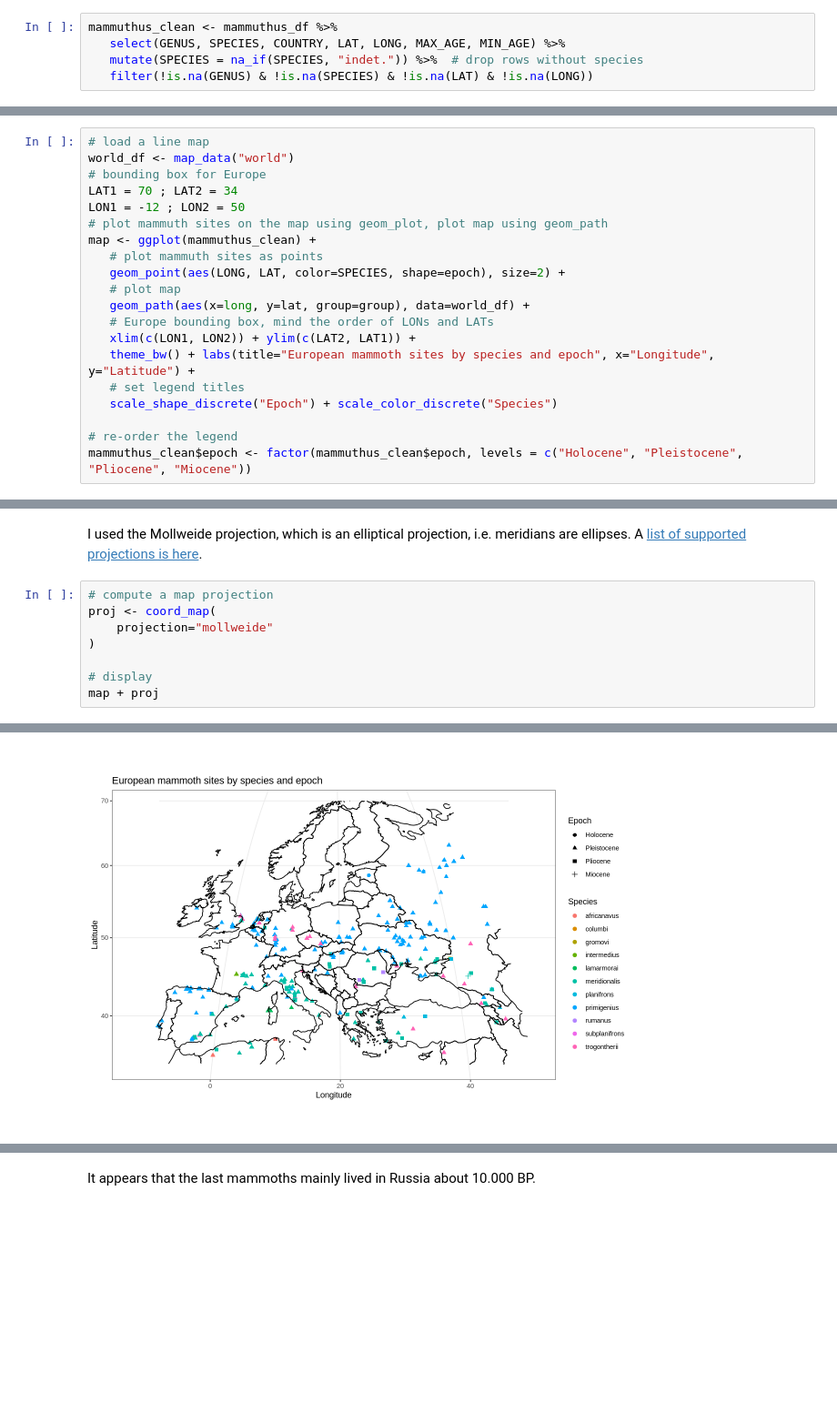
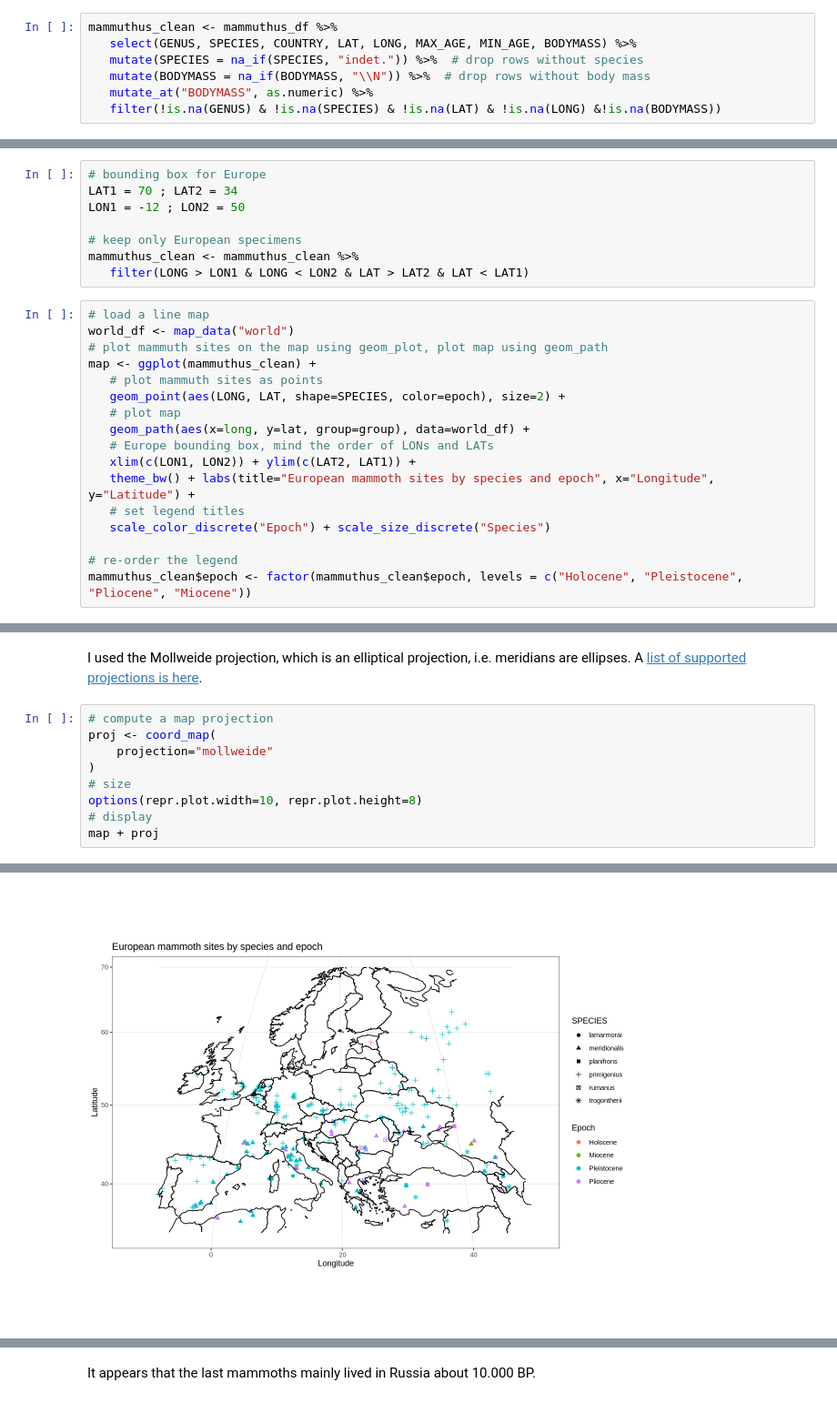
Before and after one commit to aot29/landscape_ecology, a Jupyter notebook: notebooks/Mammuthus.ipynb, the cells around one changed output, grey strips where cells are left out. Shown at 91% size. Cells and saved outputs as stored; diff of their text form; blank space fills up the shorter version.

```diff
--- a/notebooks/Mammuthus.ipynb
+++ b/notebooks/Mammuthus.ipynb
@@ -22,9 +35,11 @@ I will only keep rows with complete data for Genus, Species, Country, Latitude a
 Note that min age and max age are derived from species.
 # %%
 mammuthus_clean <- mammuthus_df %>%
-   select(GENUS, SPECIES, COUNTRY, LAT, LONG, MAX_AGE, MIN_AGE) %>%
+   select(GENUS, SPECIES, COUNTRY, LAT, LONG, MAX_AGE, MIN_AGE, BODYMASS) %>%
    mutate(SPECIES = na_if(SPECIES, "indet.")) %>%  # drop rows without species
-   filter(!is.na(GENUS) & !is.na(SPECIES) & !is.na(LAT) & !is.na(LONG))
+   mutate(BODYMASS = na_if(BODYMASS, "\\N")) %>%  # drop rows without body mass
+   mutate_at("BODYMASS", as.numeric) %>%
+   filter(!is.na(GENUS) & !is.na(SPECIES) & !is.na(LAT) & !is.na(LONG) &!is.na(BODYMASS))
 # %% [markdown]
 Add a column for epoch, based on max age. Epoch names are obtained from the list of epochs in the package deeptime.
 # %%
@@ -35,23 +50,28 @@ mammuthus_clean["epoch"] <- mammuthus_clean %>% select(MAX_AGE) %>% apply(1, get
 # %% [markdown]
 ## Plotting European mammuth species on a map
 I will use the maps package to plot the mammuth sites, by species and epoch, on a map of Europe.
+# %%
+# bounding box for Europe
+LAT1 = 70 ; LAT2 = 34
+LON1 = -12 ; LON2 = 50
+
+# keep only European specimens
+mammuthus_clean <- mammuthus_clean %>%
+   filter(LONG > LON1 & LONG < LON2 & LAT > LAT2 & LAT < LAT1)
 # %%
 # load a line map
 world_df <- map_data("world")
-# bounding box for Europe
-LAT1 = 70 ; LAT2 = 34
-LON1 = -12 ; LON2 = 50
 # plot mammuth sites on the map using geom_plot, plot map using geom_path
 map <- ggplot(mammuthus_clean) +
    # plot mammuth sites as points
-   geom_point(aes(LONG, LAT, color=SPECIES, shape=epoch), size=2) +
+   geom_point(aes(LONG, LAT, shape=SPECIES, color=epoch), size=2) +
    # plot map
    geom_path(aes(x=long, y=lat, group=group), data=world_df) +
    # Europe bounding box, mind the order of LONs and LATs
    xlim(c(LON1, LON2)) + ylim(c(LAT2, LAT1)) +
    theme_bw() + labs(title="European mammoth sites by species and epoch", x="Longitude", y="Latitude") +
    # set legend titles
-   scale_shape_discrete("Epoch") + scale_color_discrete("Species")
+   scale_color_discrete("Epoch") + scale_size_discrete("Species")
 
 # re-order the legend
 mammuthus_clean$epoch <- factor(mammuthus_clean$epoch, levels = c("Holocene", "Pleistocene", "Pliocene", "Miocene"))
@@ -62,7 +85,8 @@ I used the Mollweide projection, which is an elliptical projection, i.e. meridia
 proj <- coord_map(
     projection="mollweide"
 )
-
+# size
+options(repr.plot.width=10, repr.plot.height=8)
 # display
 map + proj
 # %% [output]
@@ -71,3 +93,3 @@ Warning message:
 Warning message:
 “Removed 82069 rows containing missing values (`geom_path()`).”
-[figure, old version]
+[figure, new version]
```
Also changed, not shown: parts of 7 cells of this notebook, 3 other files.
